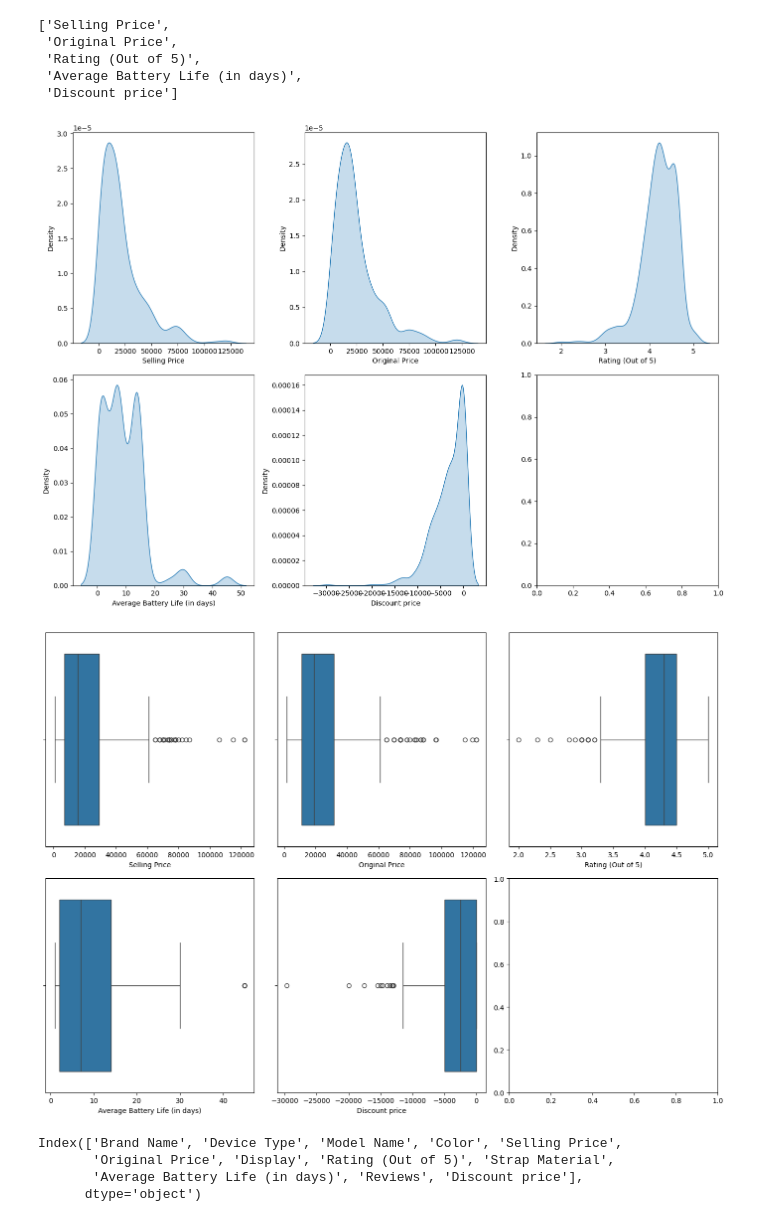
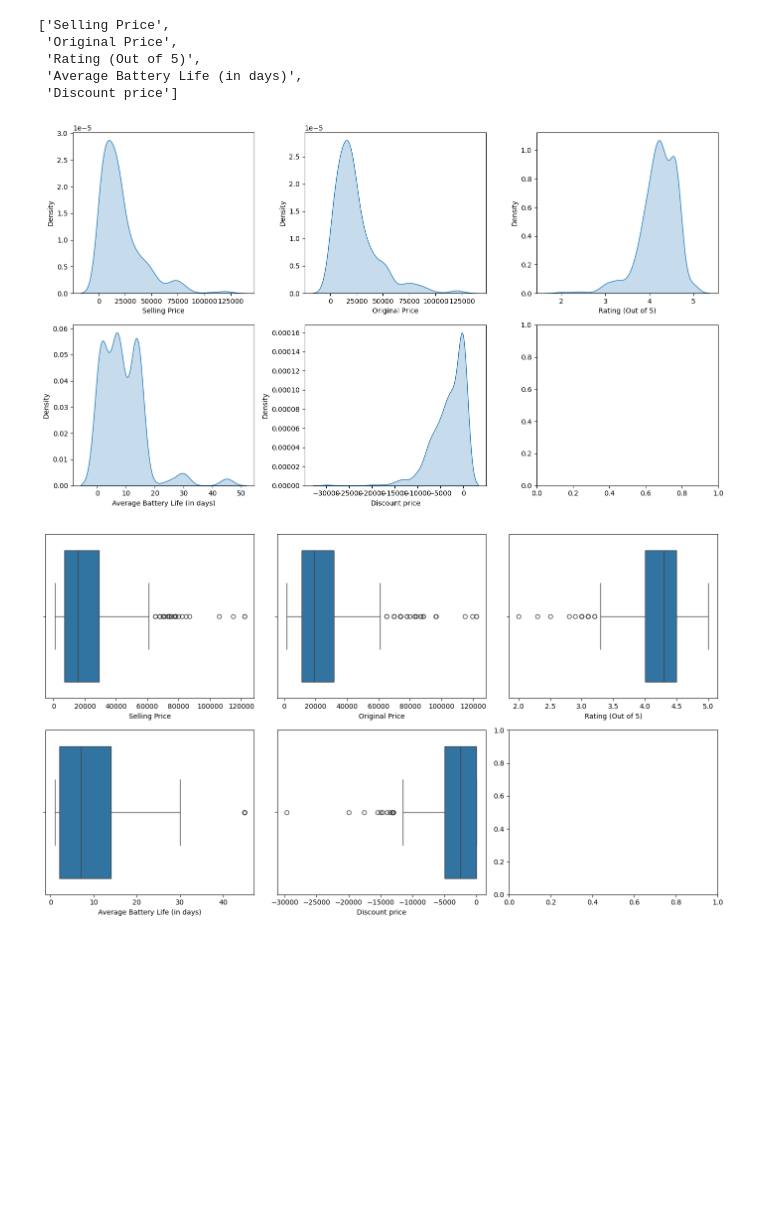
Before and after one commit to sarthakone105/100_days_of_data_science, a Jupyter notebook: fitness_tracker_03.ipynb, the cells around one changed output. Drawn from its saved outputs; the diff is of its cells as text; code cells hidden in the pictures; blank space fills up the shorter version.

```diff
--- a/fitness_tracker_03.ipynb
+++ b/fitness_tracker_03.ipynb
@@ -175,20 +182,20 @@ numerical_col
  'Average Battery Life (in days)',
  'Discount price']
 # %%
-fig, axes = plt.subplots(nrows=2, ncols=3, figsize=(14,10))
+fig, axes = plt.subplots(nrows=2, ncols=3, figsize=(14,8))
 
 for i, column in enumerate(numerical_col):
     row = i // 3
     col = i % 3
     ax = axes[row, col]
     sns.kdeplot(data=train_df[column], ax=ax, fill=True)
 
 fig.tight_layout()
 plt.show()
 # %% [output]
-[figure, old version]
+[figure, new version]
 # %%
-fig, axes = plt.subplots(nrows=2, ncols=3, figsize=(14,10))
+fig, axes = plt.subplots(nrows=2, ncols=3, figsize=(14,8))
 
 for i, column in enumerate(numerical_col):
     row = i // 3
@@ -199,4 +206,4 @@ for i, column in enumerate(numerical_col):
 fig.tight_layout()
 plt.show()
 # %% [output]
-[figure, old version]
+[figure, new version]
@@ -212,7 +209,0 @@ def remove_outlier_IQR(data, col):
-# %%
-train_df.columns
-# %% [output]
-Index(['Brand Name', 'Device Type', 'Model Name', 'Color', 'Selling Price',
-       'Original Price', 'Display', 'Rating (Out of 5)', 'Strap Material',
-       'Average Battery Life (in days)', 'Reviews', 'Discount price'],
-      dtype='object')
```
Also changed, not shown: parts of 9 cells of this notebook.
